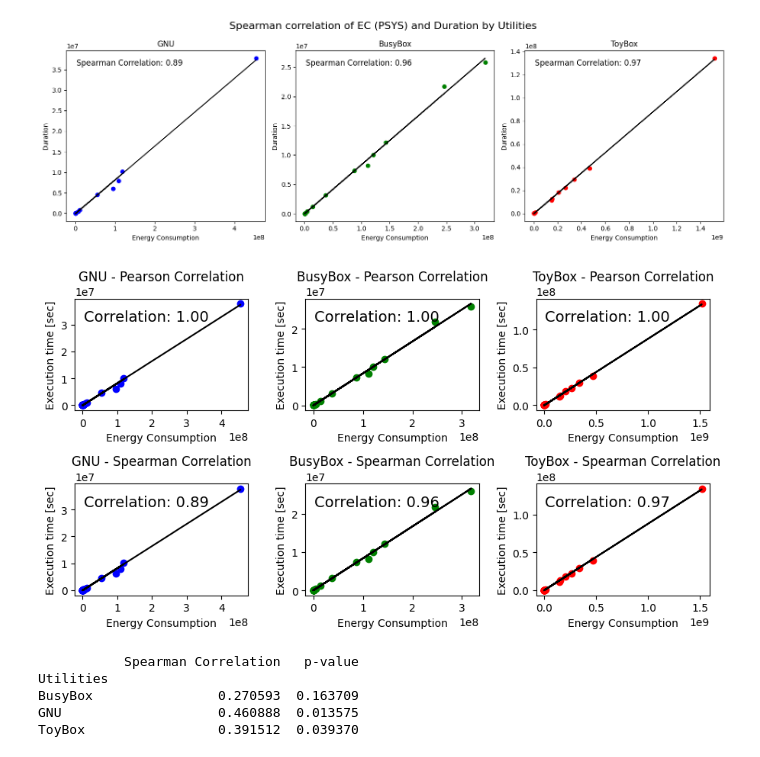
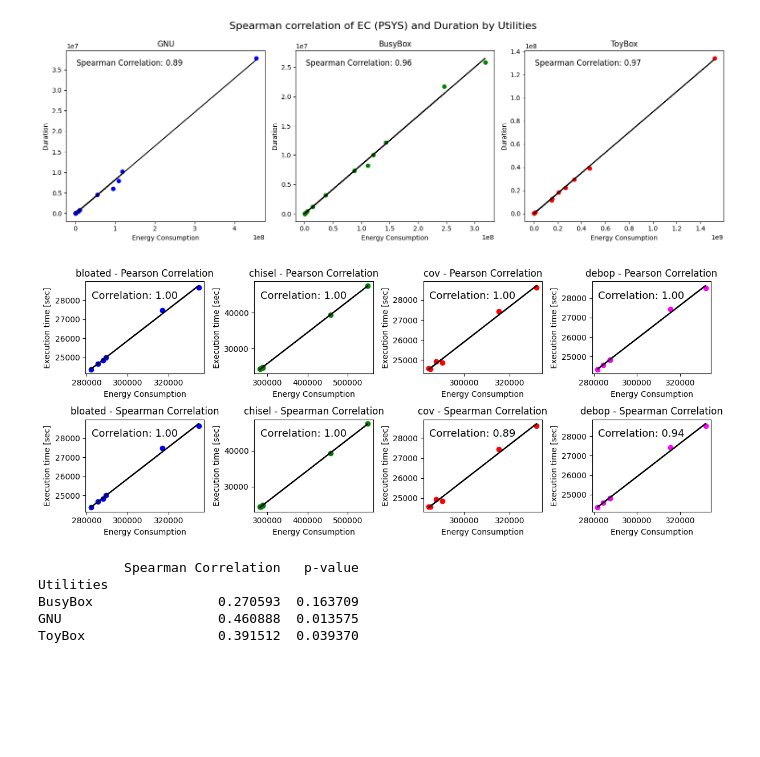
Before and after one commit to ternava/bloat-energy-consumption, a Jupyter notebook: notebooks/co_size_ec_debloating.ipynb, the cells around one changed output. Drawn from its saved outputs; the diff is of its cells as text; code cells hidden in the pictures; blank space fills up the shorter version.

```diff
--- a/notebooks/co_size_ec_debloating.ipynb
+++ b/notebooks/co_size_ec_debloating.ipynb
@@ -321,14 +347,15 @@ import matplotlib.pyplot as plt
 input_data = os.path.join(results_dir, 'all_ec_bsize.csv')
 # First, we read the data from the CSV file with all experiments into a DataFrame
 df = pd.read_csv(input_data, delimiter=";")
+print(df)
 
 # Convert 'PSYS' and 'Size' columns to numeric
 df['PSYS'] = pd.to_numeric(df['PSYS'])
 df['Size'] = pd.to_numeric(df['Size'])
 
 # Create separate scatter plots for each utility with trend lines
-utilities = ['GNU', 'BusyBox', 'ToyBox']
-colors = ['blue', 'green', 'red']
+utilities = ['bloated', 'chisel', 'cov', 'debop']
+colors = ['blue', 'green', 'red', 'yellow']
 fig, axes = plt.subplots(nrows=1, ncols=len(utilities), figsize=(15, 5))
 
 for i, utility in enumerate(utilities):
@@ -339,7 +366,9 @@ for i, utility in enumerate(utilities):
     axes[i].set_title(utility)
 
     # It calculate the Pearson correlation coefficient and shows it in the plot
+    print()
     pearson_corr = utility_df[['PSYS', 'Size']].corr(method='pearson').iloc[0, 1]
+    print(pearson_corr)
     axes[i].text(0.05, 0.95, f'Pearson Correlation: {pearson_corr:.2f}',
                  transform=axes[i].transAxes, fontsize=12, verticalalignment='top')
 
@@ -373,13 +418,13 @@ df['Size'] = pd.to_numeric(df['Size'])
 # Convert Binary Size values from bytes to kibibytes (KiB)
 df['Size_KiB'] = df['Size'] / 1024
 
-utilities = ['GNU', 'BusyBox', 'ToyBox']
-colors = ['blue', 'green', 'red']
-fig, axes = plt.subplots(nrows=2, ncols=3, figsize=(9, 5))
+utilities = ['bloated', 'chisel', 'cov', 'debop']
+colors = ['blue', 'green', 'red', 'magenta']
+fig, axes = plt.subplots(nrows=2, ncols=4, figsize=(12, 5))
 
 for i, utility in enumerate(utilities):
-    row = i // 3
-    col = i % 3
+    row = i // 4
+    col = i % 4
 
     utility_df = df[df['Utilities'] == utility]
 
@@ -391,7 +436,7 @@ for i, utility in enumerate(utilities):
 
     pearson_corr = utility_df[['PSYS', 'Size_KiB']].corr(method='pearson').iloc[0, 1]
     axes[row, col].text(0.05, 0.90, f'Correlation: {pearson_corr:.2f}',
-                        transform=axes[row, col].transAxes, fontsize=14, verticalalignment='top')  # Increased fontsize
+                        transform=axes[row, col].transAxes, fontsize=13, verticalalignment='top')  # Increased fontsize
 
     z = np.polyfit(utility_df['PSYS'], utility_df['Size_KiB'], 1)
     p = np.poly1d(z)
@@ -405,7 +450,7 @@ for i, utility in enumerate(utilities):
 
     spearman_corr = utility_df[['PSYS', 'Size_KiB']].corr(method='spearman').iloc[0, 1]
     axes[row + 1, col].text(0.05, 0.90, f'Correlation: {spearman_corr:.2f}',
-                            transform=axes[row + 1, col].transAxes, fontsize=14, verticalalignment='top')  # Increased fontsize
+                            transform=axes[row + 1, col].transAxes, fontsize=13, verticalalignment='top')  # Increased fontsize
 
     z = np.polyfit(utility_df['PSYS'], utility_df['Size_KiB'], 1)
     p = np.poly1d(z)
@@ -633,13 +678,13 @@ df = pd.read_csv(input_data, delimiter=";")
 df['PSYS'] = pd.to_numeric(df['PSYS'])
 df['DURATION'] = pd.to_numeric(df['DURATION'])
 
-utilities = ['GNU', 'BusyBox', 'ToyBox']
-colors = ['blue', 'green', 'red']
-fig, axes = plt.subplots(nrows=2, ncols=3, figsize=(9, 5))
+utilities = ['bloated', 'chisel', 'cov', 'debop']
+colors = ['blue', 'green', 'red', 'magenta']
+fig, axes = plt.subplots(nrows=2, ncols=4, figsize=(12, 5))
 
 for i, utility in enumerate(utilities):
-    row = i // 3
-    col = i % 3
+    row = i // 4
+    col = i % 4
 
     utility_df = df[df['Utilities'] == utility]
 
@@ -650,36 +695,36 @@ for i, utility in enumerate(utilities):
     axes[row, col].set_title(f'{utility} - Pearson Correlation')
 
     pearson_corr = utility_df[['PSYS', 'DURATION']].corr(method='pearson').iloc[0, 1]
     axes[row, col].text(0.05, 0.90, f'Correlation: {pearson_corr:.2f}',
-                        transform=axes[row, col].transAxes, fontsize=14, verticalalignment='top')
+                        transform=axes[row, col].transAxes, fontsize=13, verticalalignment='top')
 
     z = np.polyfit(utility_df['PSYS'], utility_df['DURATION'], 1)
     p = np.poly1d(z)
     axes[row, col].plot(utility_df['PSYS'], p(utility_df['PSYS']), color='black')
 
     # Scatter plot with Spearman correlation
     axes[row + 1, col].scatter(utility_df['PSYS'], utility_df['DURATION'], color=colors[i])
     axes[row + 1, col].set_xlabel('Energy Consumption')
     axes[row + 1, col].set_ylabel('Execution time [sec]')
     axes[row + 1, col].set_title(f'{utility} - Spearman Correlation')
 
     spearman_corr = utility_df[['PSYS', 'DURATION']].corr(method='spearman').iloc[0, 1]
     axes[row + 1, col].text(0.05, 0.90, f'Correlation: {spearman_corr:.2f}',
-                            transform=axes[row + 1, col].transAxes, fontsize=14, verticalalignment='top')
+                            transform=axes[row + 1, col].transAxes, fontsize=13, verticalalignment='top')
 
     z = np.polyfit(utility_df['PSYS'], utility_df['DURATION'], 1)
     p = np.poly1d(z)
     axes[row + 1, col].plot(utility_df['PSYS'], p(utility_df['PSYS']), color='black')
 
 # Adjust spacing between subplots
 plt.tight_layout()
 
 # Set the overall title for all charts
 # fig.suptitle('Correlation of EC (PSYS) and Binary Size by Utilities', fontsize=16)
 
 plt.show()
 # %% [output]
-[figure, old version]
+[figure, new version]
 # %%
 # Now we want to calculate the Peason correlation between the EC and Number of Configuration Options
 # for all utilities in each 3 different implementations
```
Also changed, not shown: parts of 7 cells of this notebook, 1 other file.
